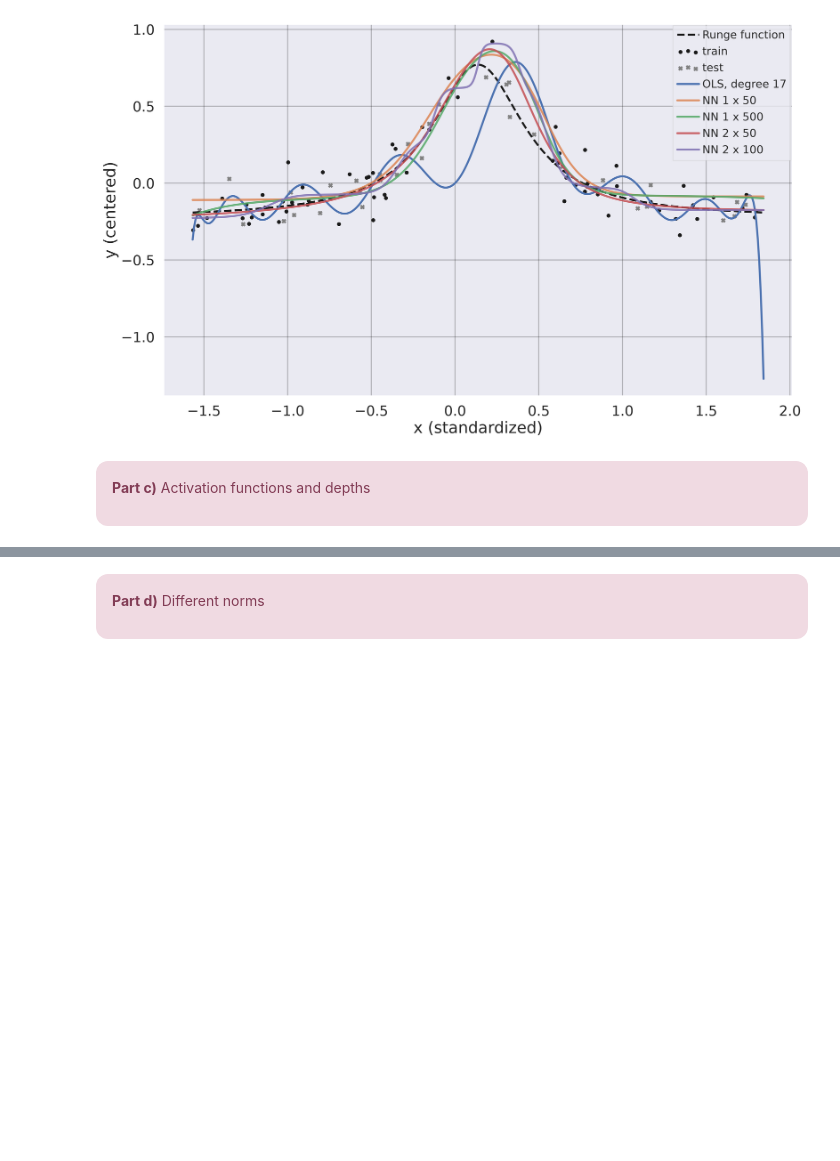
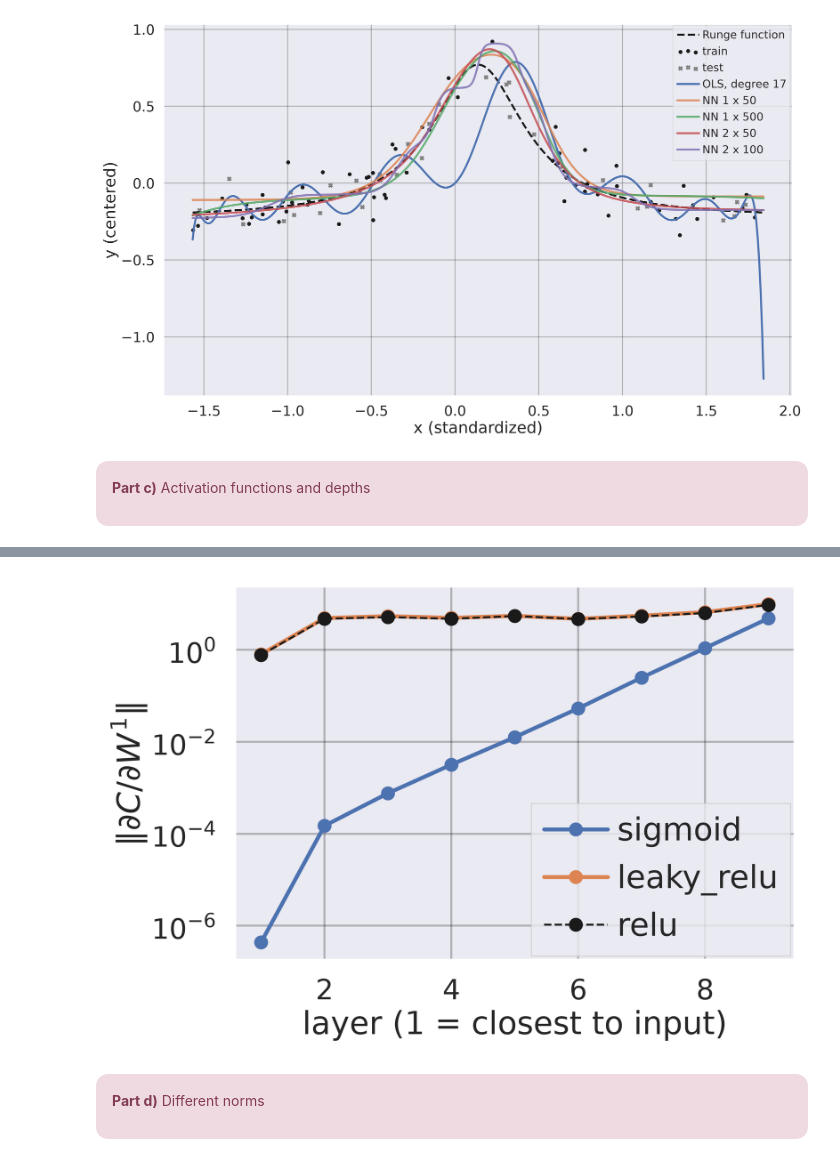
Before and after one commit to art-is-0/firsstik, a Jupyter notebook: Project2/Code/main.ipynb, the cells around one changed output, grey strips where cells are left out. Drawn from its saved outputs; the diff is of its cells as text; code cells hidden in the pictures; blank space fills up the shorter version.

```diff
--- a/Project2/Code/main.ipynb
+++ b/Project2/Code/main.ipynb
@@ -170,3 +268,21 @@ NN 2 x 100      1.0e-02     0.0100    0.0187
+# %%
+# ----- C4: Vanishing gradients ------------------------------------------------
+def layer_grad_norms(act, depth=8, width=50, seed=SEED):
+    net = NeuralNetwork([1] + [width] * depth + [1],
+                        [act] * depth + ["identity"], "mse", seed=seed)
+    grads = net.compute_gradient(X_fit, Y_fit)  # at initialization, no training
+    return [np.linalg.norm(gW) for gW, _ in grads]
+
+fig, ax = plt.subplots(figsize=(5, 3.4))
+for act in ("sigmoid", "leaky_relu"):
+    ax.semilogy(range(1, 10), layer_grad_norms(act), "o-", label=act)
+ax.semilogy(range(1, 10), layer_grad_norms("relu"), "o--", label="relu", color="k", lw=1)
+ax.set_xlabel("layer (1 = closest to input)")
+ax.set_ylabel(r"$\|\partial C/\partial W^1\|$")
+ax.legend()
+fig.savefig(FIGURES_PATH / "C-gradient_norms.pdf")
+# %% [output]
+[figure, added]
 # %% [markdown]
 <div style="background-color:#F0DAE2; color:#823C55; border-radius:12px; padding:16px; width:90%;">
 
```
Also changed, not shown: parts of 4 cells of this notebook, 6 other files.
